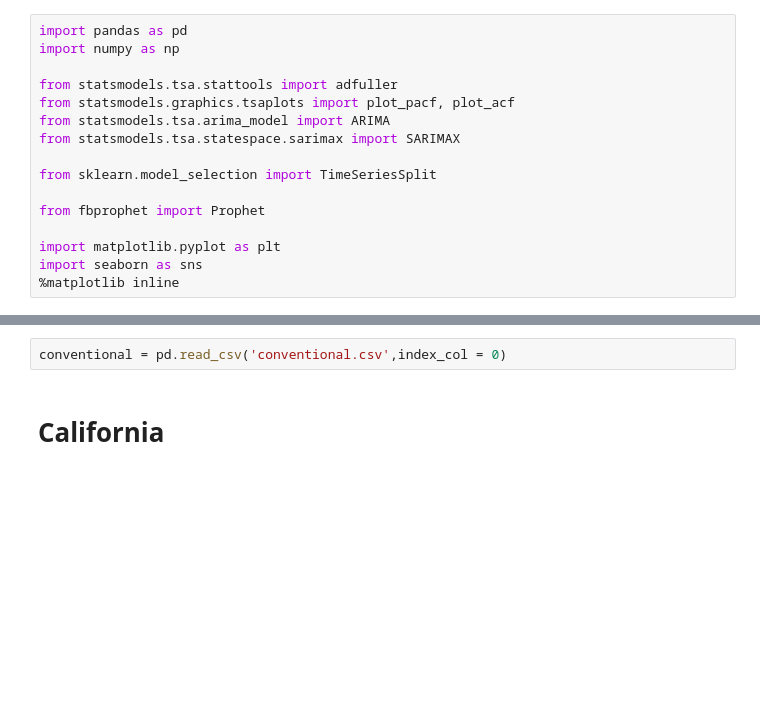
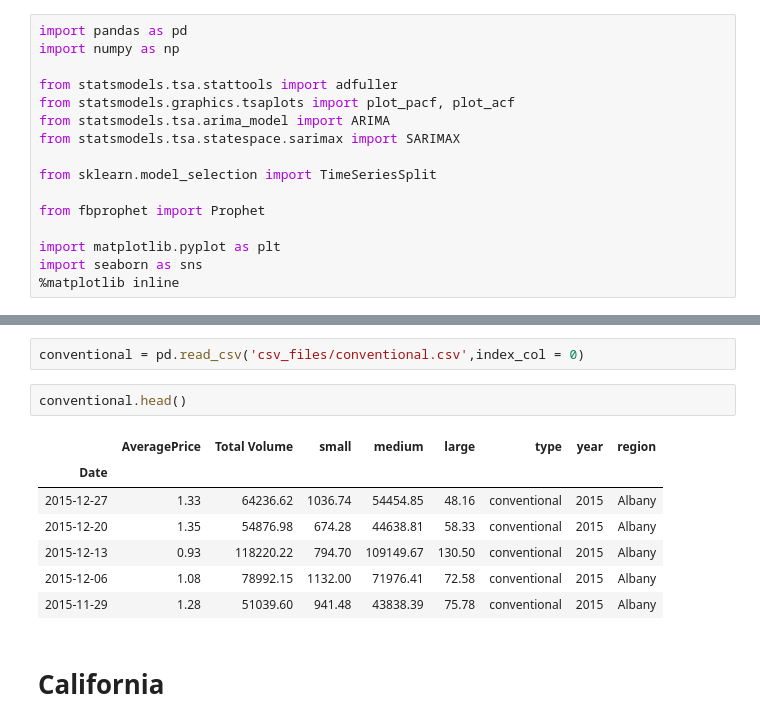
Before and after one commit to rmei97/avocado_prices, a Jupyter notebook: regional.ipynb, the cells around one changed output, grey strips where cells are left out. Drawn from its saved outputs; the diff is of its cells as text; blank space fills up the shorter version.

```diff
--- a/regional.ipynb
+++ b/regional.ipynb
@@ -29,5 +69,15 @@ organic.head()
 # %%
-conventional = pd.read_csv('conventional.csv',index_col = 0)
+conventional = pd.read_csv('csv_files/conventional.csv',index_col = 0)
+# %%
+conventional.head()
+# %% [output]
+|  | AveragePrice | Total Volume | small | medium | large | type | year | region |
+| Date |  |  |  |  |  |  |  |  |
+| 2015-12-27 | 1.33 | 64236.62 | 1036.74 | 54454.85 | 48.16 | conventional | 2015 | Albany |
+| 2015-12-20 | 1.35 | 54876.98 | 674.28 | 44638.81 | 58.33 | conventional | 2015 | Albany |
+| 2015-12-13 | 0.93 | 118220.22 | 794.70 | 109149.67 | 130.50 | conventional | 2015 | Albany |
+| 2015-12-06 | 1.08 | 78992.15 | 1132.00 | 71976.41 | 72.58 | conventional | 2015 | Albany |
+| 2015-11-29 | 1.28 | 51039.60 | 941.48 | 43838.39 | 75.78 | conventional | 2015 | Albany |
 # %% [markdown]
 # California
 # %% [markdown]
```
Also changed, not shown: parts of 7 cells of this notebook, 1 other file.
